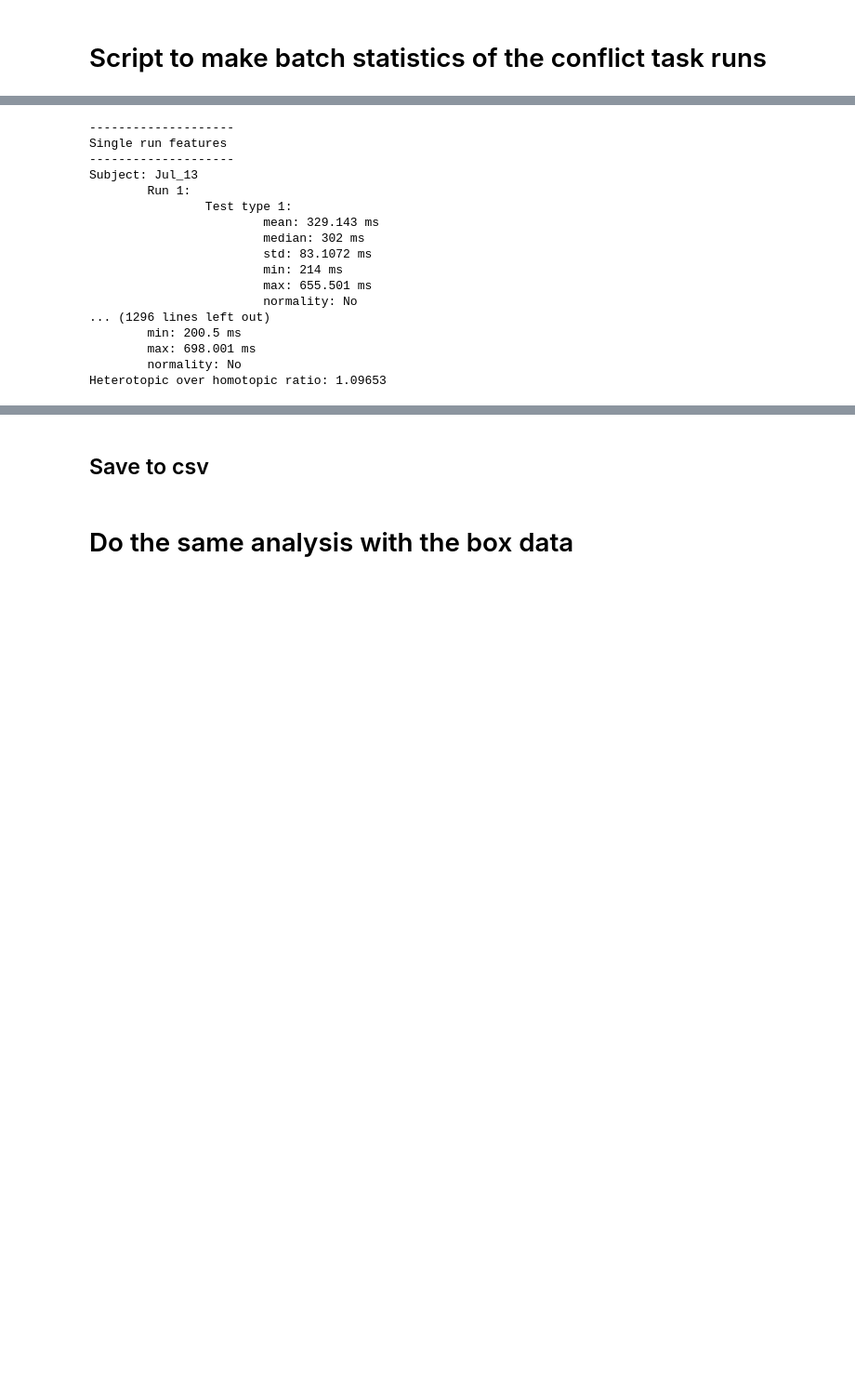
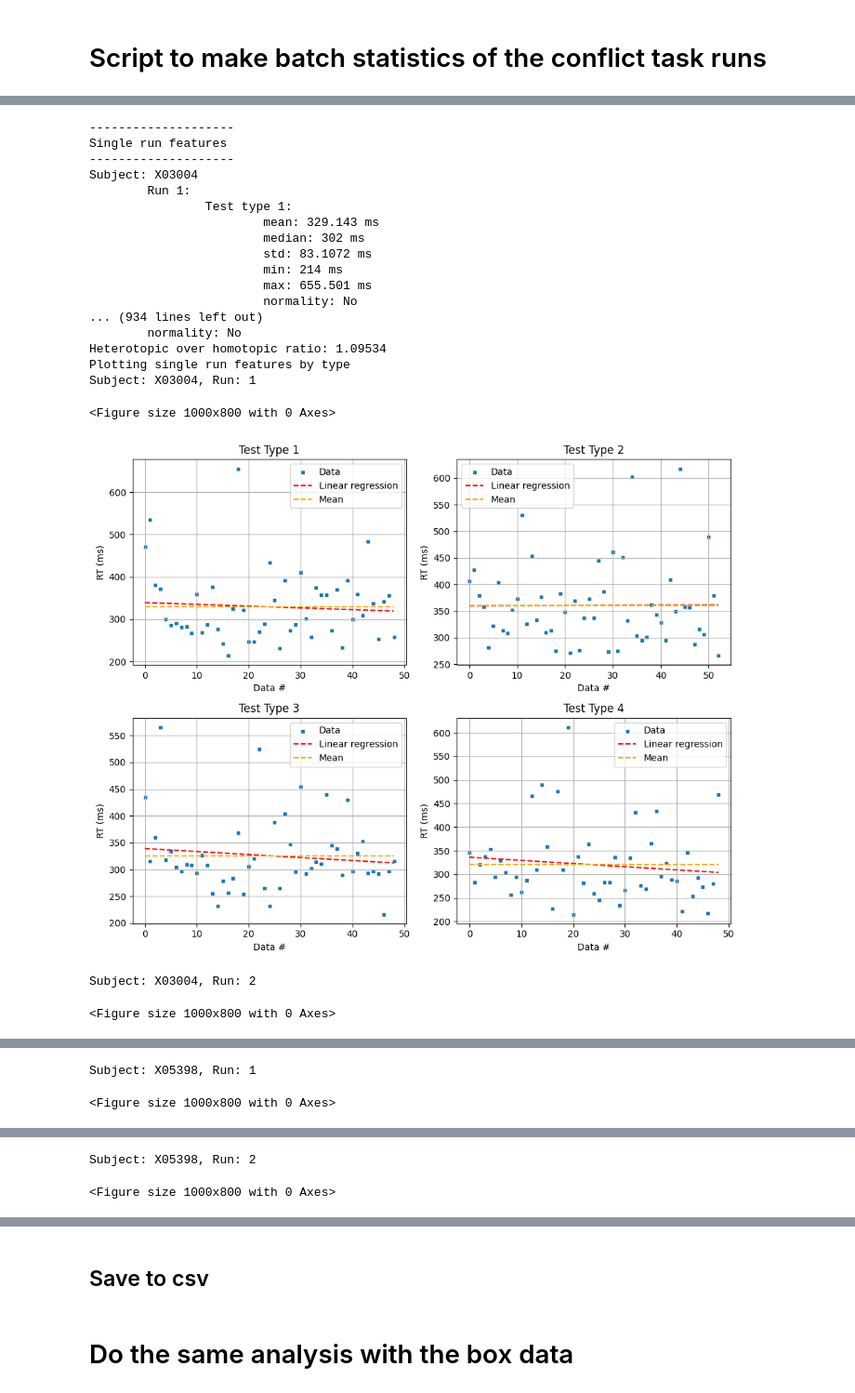
Before and after one commit to SimpingOjou/ConflictAnalysis, a Jupyter notebook: BatchStatistics.ipynb, the cells around one changed output, grey strips where cells are left out. Shown at 93% size. Cells and saved outputs as stored; diff of their text form; code cells hidden in the pictures; blank space fills up the shorter version.

```diff
--- a/BatchStatistics.ipynb
+++ b/BatchStatistics.ipynb
@@ -23,6 +23,7 @@ print(mat_files)
 # %%
 # Load the .mat files
 dataset:dict[str, dict[int, dict]] = dict() # Create a dictionary to store the data (patient > runs > variables for each run)
+incorrect_percentages = []
 for file in mat_files:
     filename = os.path.splitext(file)[0]
     code = re.split(r'_run', filename, flags=re.IGNORECASE)[0]
@@ -37,8 +38,13 @@ for file in mat_files:
 
     dataset[code][run] = data
     dataset[code][run]['test_type'] = np.array([[el if el != 0 else -1 for el in dataset[code][run]['test_type'][0]]])
+    incorrect_percentages.append(dataset[code][run]['incorrect_nbr'].flatten() / dataset[code][run]['correct_nbr'].flatten())
 
 print(dataset.keys())
 print(next(iter(dataset.values())).keys())
-print(dataset['Jul_13']['1']['correct_nbr'].flatten())
+print(dataset['X03004']['1']['correct_nbr'].flatten())
+
+mean_incorrect_percentage = np.mean(incorrect_percentages)
+std_incorrect_percentage = np.std(incorrect_percentages)
+print(f'Average incorrect percentage: {100*mean_incorrect_percentage:.3f}% ± {std_incorrect_percentage:.3f}')
 # %% [output]
@@ -66,43 +73,47 @@ ft.calculate_subject_features()
 ft.calculate_subject_features_by_type(accelerometer=True)
 ft.print_subject_features_by_type()
 
 # Overall features
 print("--------------------")
 print("Overall features")
 print("--------------------")
 ft.calculate_overall_features()
 # ft.print_overall_features()
 ft.calculate_overall_features_by_type(accelerometer=True)
 ft.print_overall_features_by_type()
 
 # Plotting
 fp = FeaturePlotter(ft)
 
-# print('Plotting single run features by type')
-# fp.plot_single_run_features_by_type()
-# print('-------------------')
+print('Plotting single run features by type')
+fp.plot_single_run_features_by_type()
+print('-------------------')
 
-# print('Plotting subject features by type')
-# fp.plot_subject_features_by_type()
-# print('-------------------')
+print('Plotting subject features by type')
+fp.plot_subject_features_by_type()
+print('-------------------')
 
-# print('Plotting overall features by type')
-# fp.plot_overall_features_by_type()
+print('Plotting overall features by type')
+fp.plot_overall_features_by_type()
 # %% [output]
 --------------------
 Single run features
 --------------------
-Subject: Jul_13
+Subject: X03004
         Run 1:
                 Test type 1:
                         mean: 329.143 ms
                         median: 302 ms
                         std: 83.1072 ms
                         min: 214 ms
                         max: 655.501 ms
                         normality: No
-... (1296 lines left out)
-        min: 200.5 ms
-        max: 698.001 ms
+... (934 lines left out)
         normality: No
-Heterotopic over homotopic ratio: 1.09653
+Heterotopic over homotopic ratio: 1.09534
+Plotting single run features by type
+Subject: X03004, Run: 1
+<Figure size 1000x800 with 0 Axes>
+[figure, added]
+Subject: X03004, Run: 2
+<Figure size 1000x800 with 0 Axes>
@@ -108,0 +121,2 @@ Heterotopic over homotopic ratio: 1.09653
+Subject: X05398, Run: 1
+<Figure size 1000x800 with 0 Axes>
@@ -108,0 +124,2 @@ Heterotopic over homotopic ratio: 1.09653
+Subject: X05398, Run: 2
+<Figure size 1000x800 with 0 Axes>
```
Also changed, not shown: parts of 16 cells of this notebook, 13 other files.
